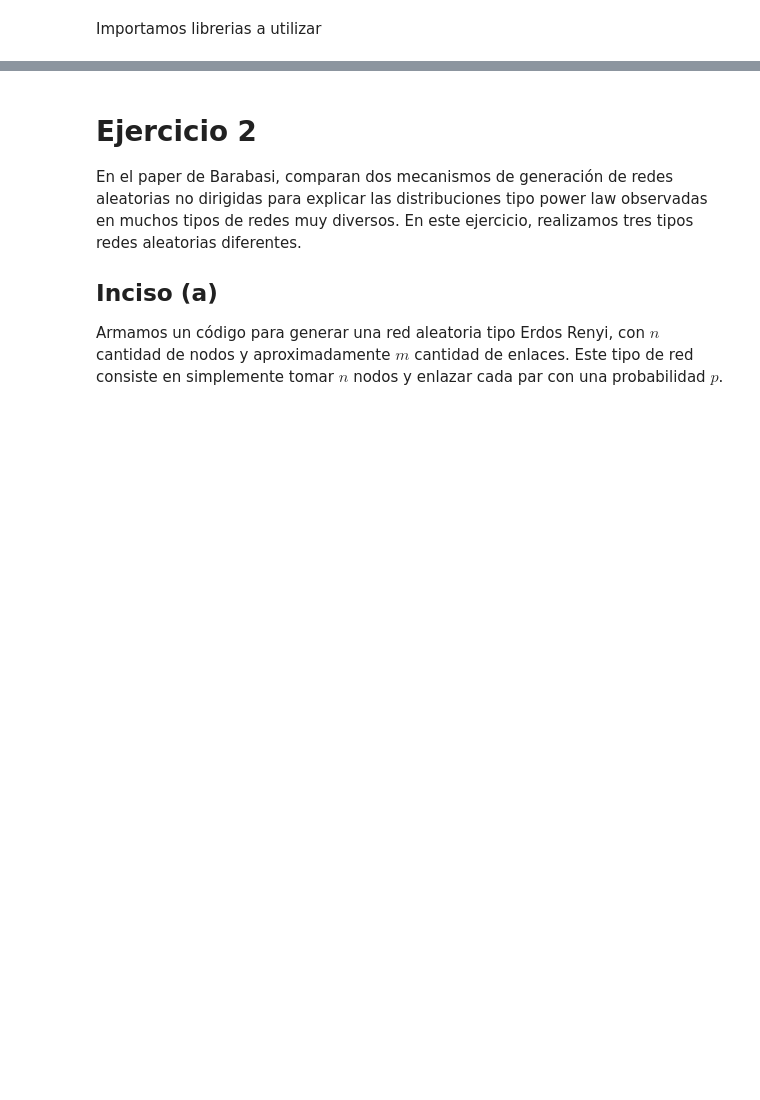
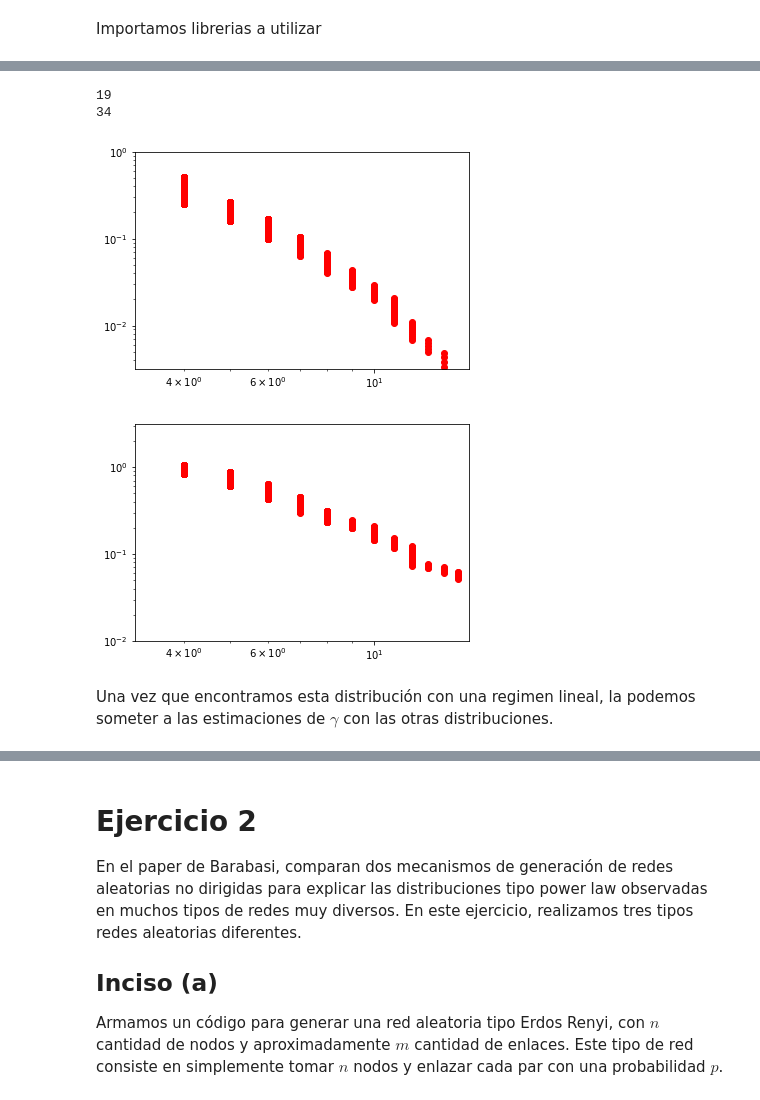
Before and after one commit to LunaKadysz/Redes, a Jupyter notebook: TPC_02/TPC_02_caro.ipynb, the cells around one changed output, grey strips where cells are left out. Drawn from its saved outputs; the diff is of its cells as text; code cells hidden in the pictures; blank space fills up the shorter version.

```diff
--- a/TPC_02/TPC_02_caro.ipynb
+++ b/TPC_02/TPC_02_caro.ipynb
@@ -7,0 +131,46 @@ import matplotlib.pyplot as plt
+# %%
+def pk_prima(lista_grados,kcut):
+    k,pk = cumulative_binning(lista_grados)
+    pk_p = np.array(pk)*np.exp(np.array(k)/ kcut)
+
+    return np.array(k) , pk_p
+
+#ploteamos la nueva funcion de distribucion del grafo Sistema Electrico
+
+ksat = 1 #definimos k-sat a ojo
+kcut = 15 #lo mismo para k-cut
+k,pk_p =  pk_prima(grados_dict['Sistema Electrico'],kcut)
+plt.figure()
+plt.scatter(k+ksat,pk_p,color = 'red')
+plt.yscale("log")
+plt.xscale("log")
+plt.xlim(10**0.5,10**1.2)
+plt.ylim(10**-2.5,10**0)
+
+#ploteamos la nueva funcion de distribucion del grafo Papers
+
+ksat = 3 #definimos k-sat a ojo
+kcut = 20 #lo mismo para k-cut
+k,pk_p =  pk_prima(grados_dict['Papers'],kcut)
+plt.figure()
+plt.scatter(k+ksat,pk_p,color = 'red')
+plt.yscale("log")
+plt.xscale("log")
+plt.xlim(10**0.5,10**1.2)
+plt.ylim(10**-2,10**0.5)
+
+def pk_primak(lista_grados,kcut):
+    k,pk = cumulative_binning(lista_grados)
+    pk_p = np.array(pk)*np.exp(np.array(k)/ kcut)
+    dictt = {}
+    dictt['k'] = k
+    dictt['pk'] = pk
+    dictt['pk_p'] = pk_p
+    return dictt
+# %% [output]
+19
+34
+[figure, added]
+[figure, added]
+# %% [markdown]
+Una vez que encontramos esta distribución con una regimen lineal, la podemos someter a las estimaciones de $\gamma$ con las otras distribuciones.
```
Also changed, not shown: parts of 19 cells of this notebook.
